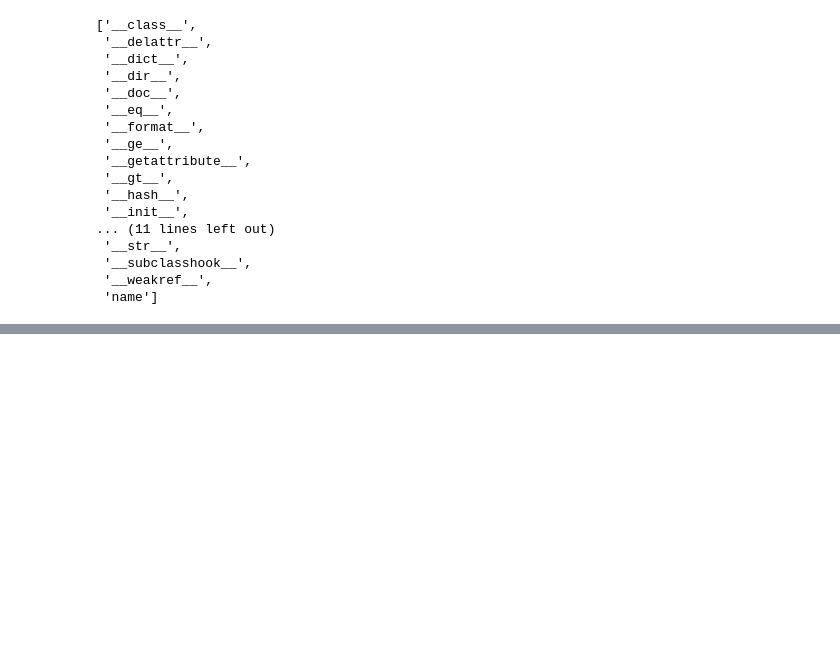
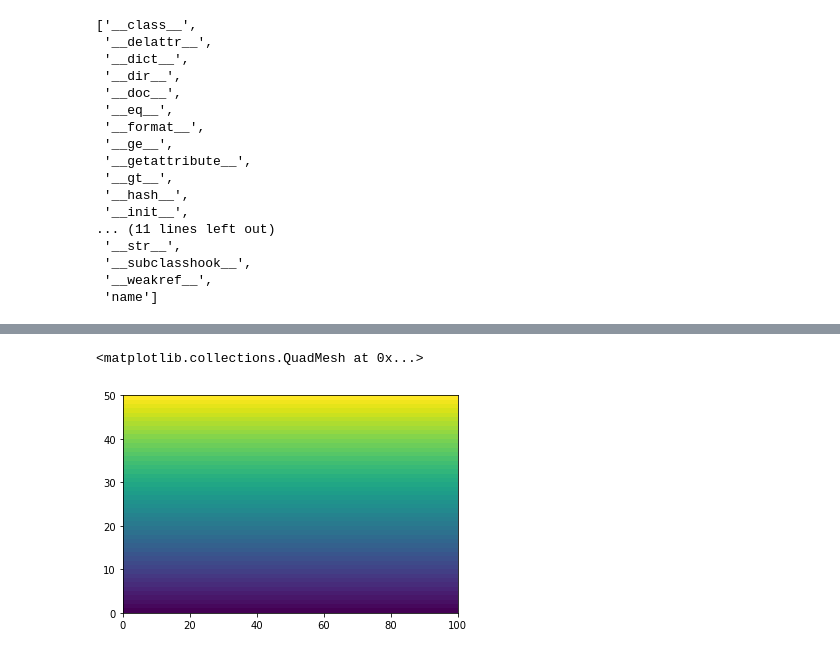
Before and after one commit to YuweiZJ/rces-lecture, a Jupyter notebook: Untitled.ipynb, the cells around one changed output, grey strips where cells are left out. Cells and saved outputs as stored; diff of their text form; code cells hidden in the pictures; blank space fills up the shorter version.

```diff
--- a/Untitled.ipynb
+++ b/Untitled.ipynb
@@ -460,0 +764,5 @@ dir(h)
+# %%
+plt.pcolormesh(yy)
+# %% [output]
+<matplotlib.collections.QuadMesh at 0x...>
+[figure, added]
```
Also changed, not shown: parts of 68 cells of this notebook.
